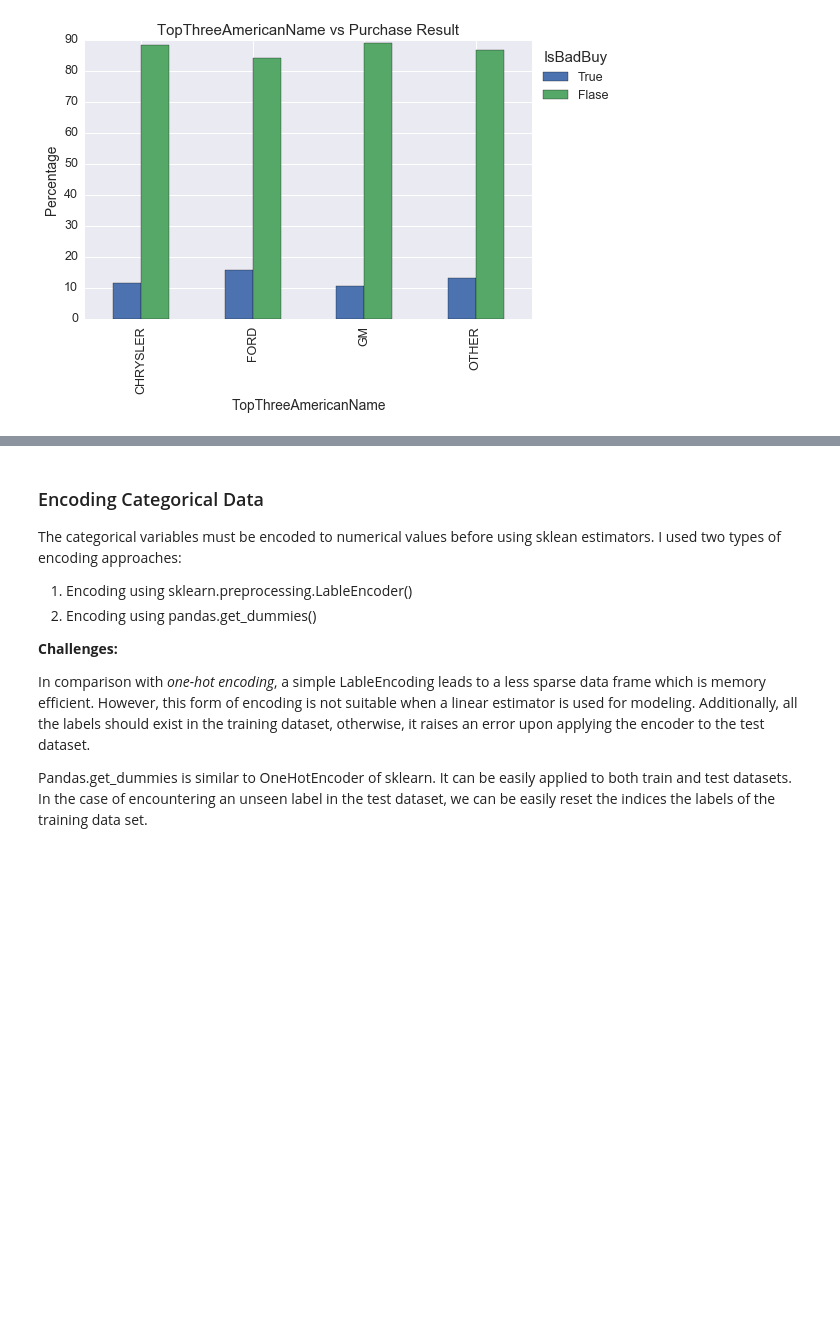
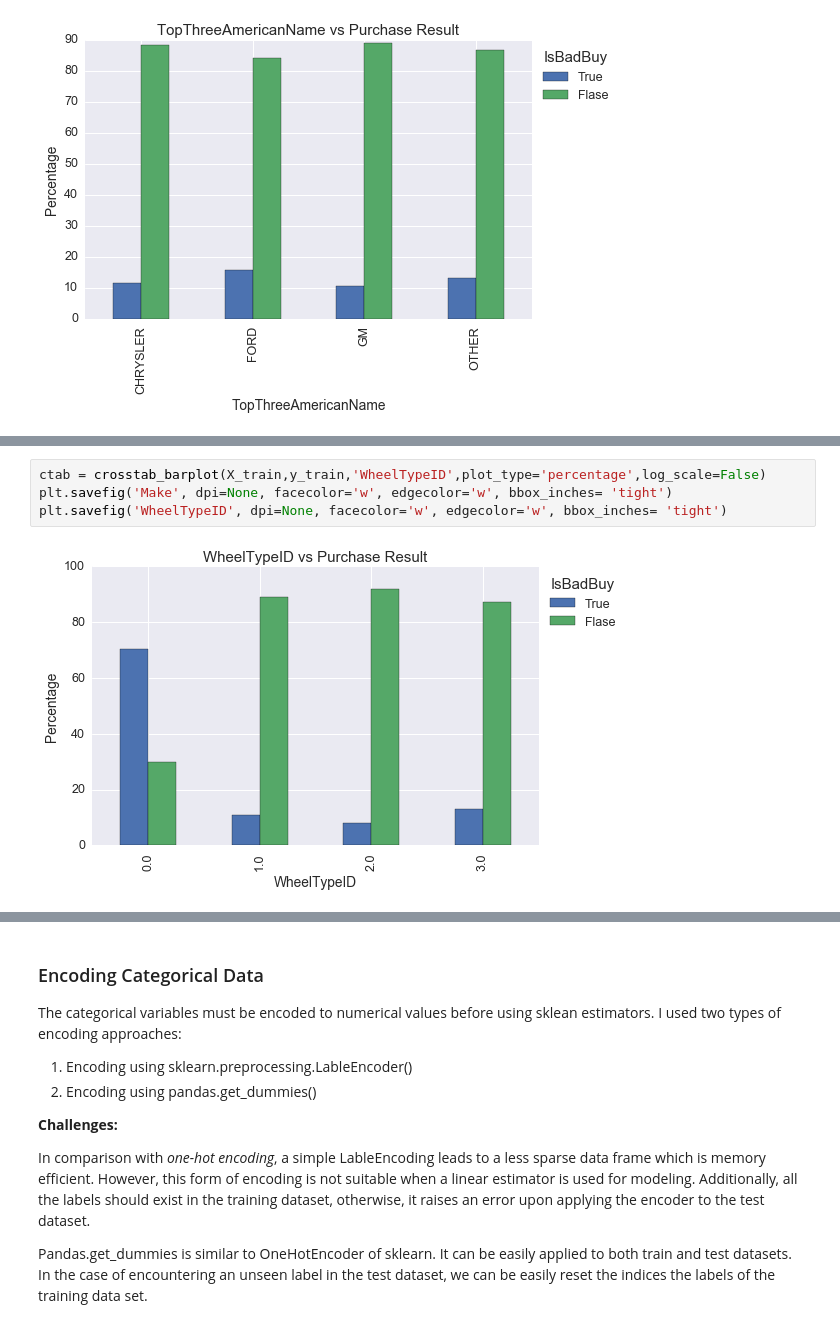
Before and after one commit to mhfarahani/Machine-Learning-Notebooks, a Jupyter notebook: Don't_Get_Kicked-Notebook.ipynb, the cells around one changed output, grey strips where cells are left out. Drawn from its saved outputs; the diff is of its cells as text; blank space fills up the shorter version.

```diff
--- a/Don't_Get_Kicked-Notebook.ipynb
+++ b/Don't_Get_Kicked-Notebook.ipynb
@@ -342,0 +362,6 @@ Ctab = crosstab_barplot(X_train,y_train,'TopThreeAmericanName',plot_type='percen
+# %%
+ctab = crosstab_barplot(X_train,y_train,'WheelTypeID',plot_type='percentage',log_scale=False)
+plt.savefig('Make', dpi=None, facecolor='w', edgecolor='w', bbox_inches= 'tight')
+plt.savefig('WheelTypeID', dpi=None, facecolor='w', edgecolor='w', bbox_inches= 'tight')
+# %% [output]
+[figure, added]
```
Also changed, not shown: parts of 64 cells of this notebook.
